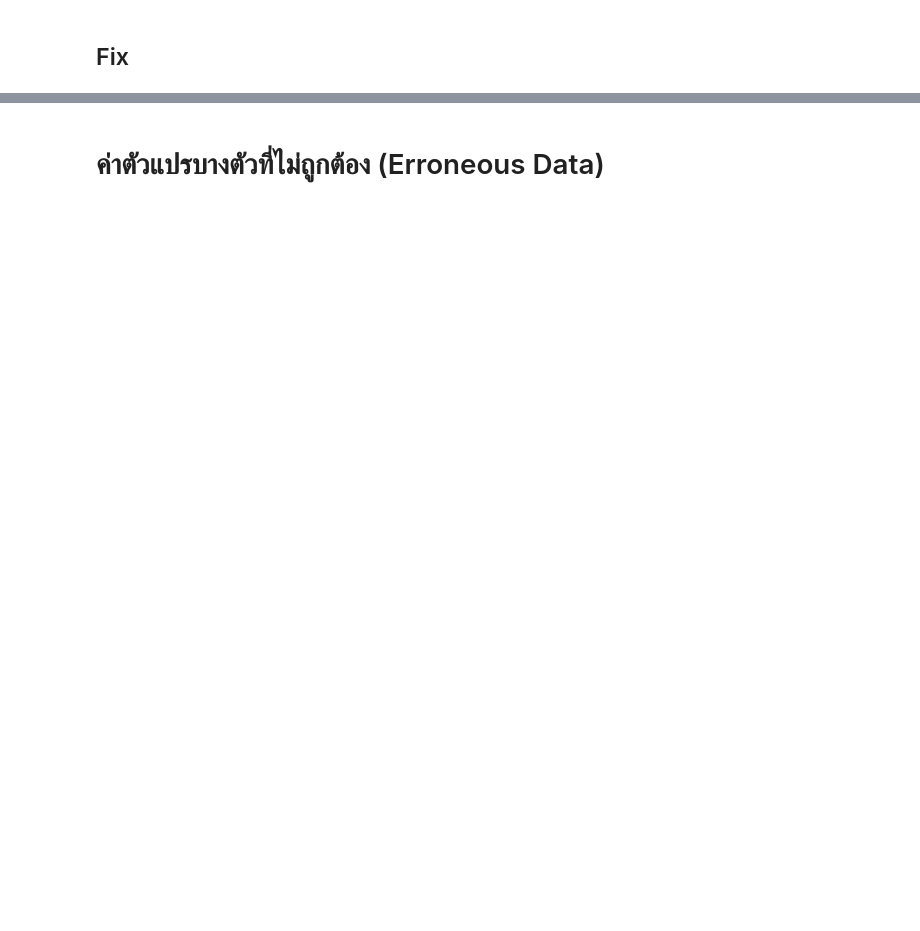
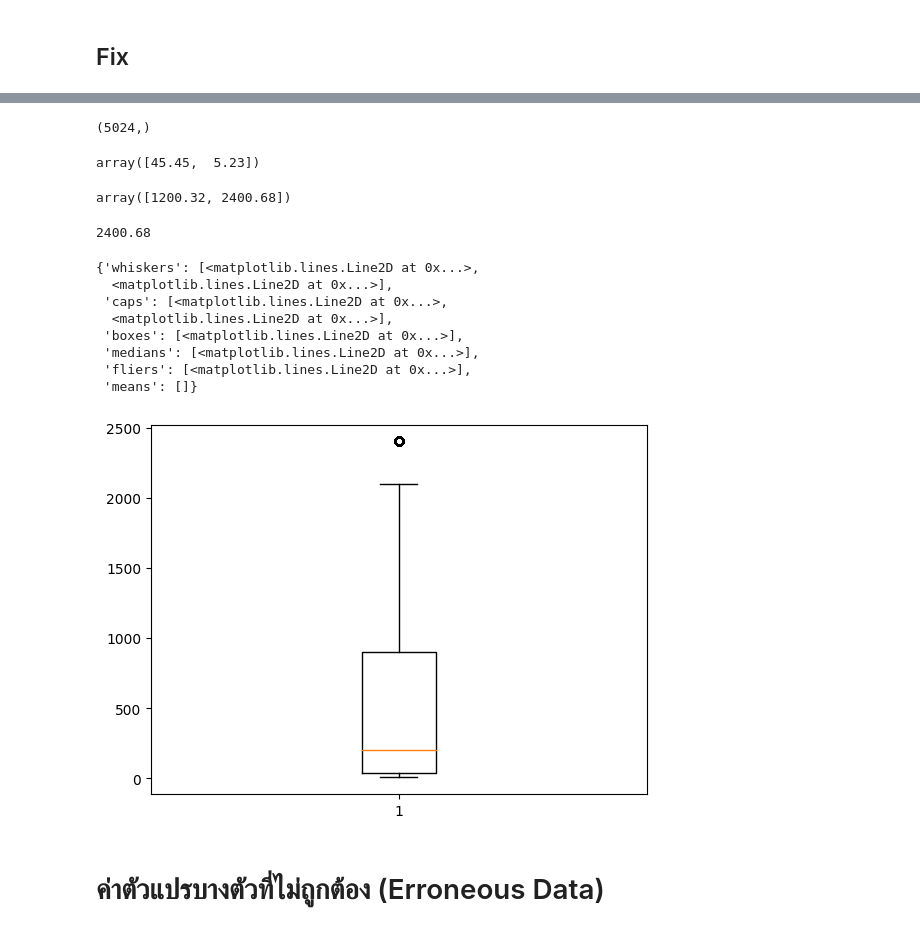
Before and after one commit to Thitiphorn267-3/BSC_DPDM23, a Jupyter notebook: Data_Preprocessing.ipynb, the cells around one changed output, grey strips where cells are left out. Drawn from its saved outputs; the diff is of its cells as text; code cells hidden in the pictures; blank space fills up the shorter version.

```diff
--- a/Data_Preprocessing.ipynb
+++ b/Data_Preprocessing.ipynb
@@ -171,2 +421,32 @@ nem_shopping_data_fillcloth = nem_shopping_data
+# %%
+ret['fliers'][0].get_ydata().shape
+# %% [output]
+(5024,)
+# %%
+ret['whiskers'][0].get_ydata() #หาเส้นmin เเละ IQR-min
+# %% [output]
+array([45.45,  5.23])
+# %%
+ret['whiskers'][1].get_ydata() #หาเส้นmax เเละ IQR-max
+# %% [output]
+array([1200.32, 2400.68])
+# %%
+ret['whiskers'][1].get_ydata()[1]
+# %% [output]
+2400.68
+# %%
+no_outline=shopping_data[shopping_data['price'] <= 2400.68]
+# %%
+ plt.boxplot(no_outline['price'])
+# %% [output]
+{'whiskers': [<matplotlib.lines.Line2D at 0x...>,
+  <matplotlib.lines.Line2D at 0x...>],
+ 'caps': [<matplotlib.lines.Line2D at 0x...>,
+  <matplotlib.lines.Line2D at 0x...>],
+ 'boxes': [<matplotlib.lines.Line2D at 0x...>],
+ 'medians': [<matplotlib.lines.Line2D at 0x...>],
+ 'fliers': [<matplotlib.lines.Line2D at 0x...>],
+ 'means': []}
+[figure, added]
 # %% [markdown]
 # ค่าตัวแปรบางตัวที่ไม่ถูกต้อง (Erroneous Data)
```
Also changed, not shown: parts of 66 cells of this notebook.
